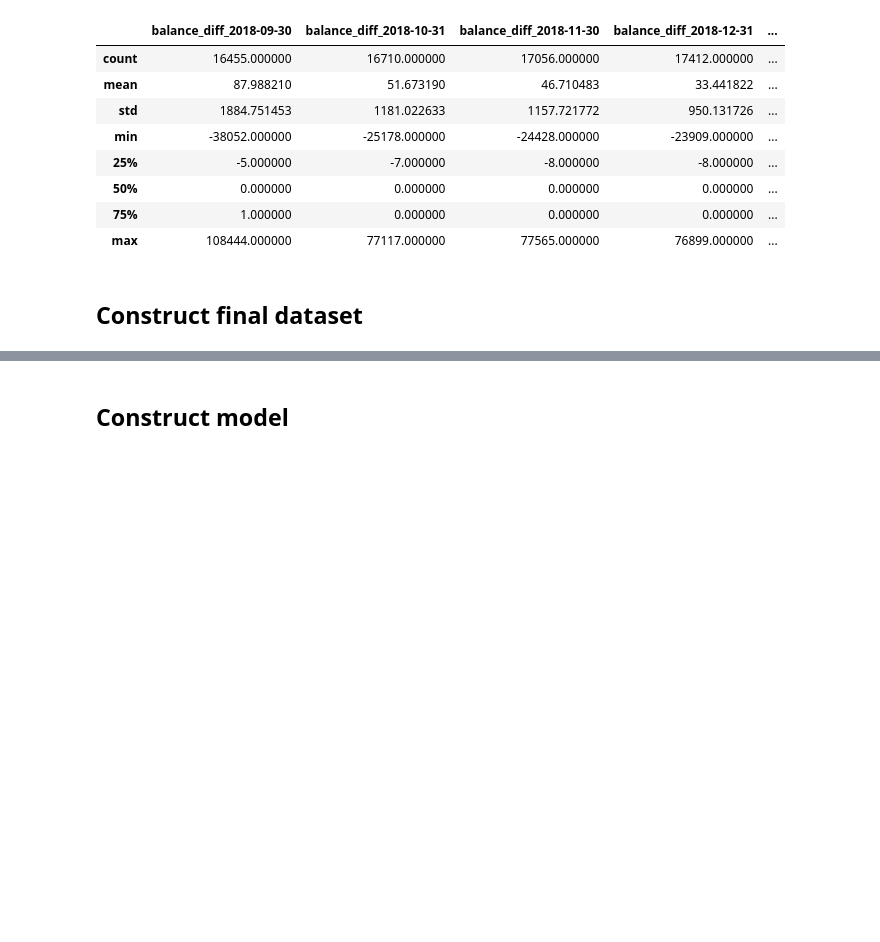
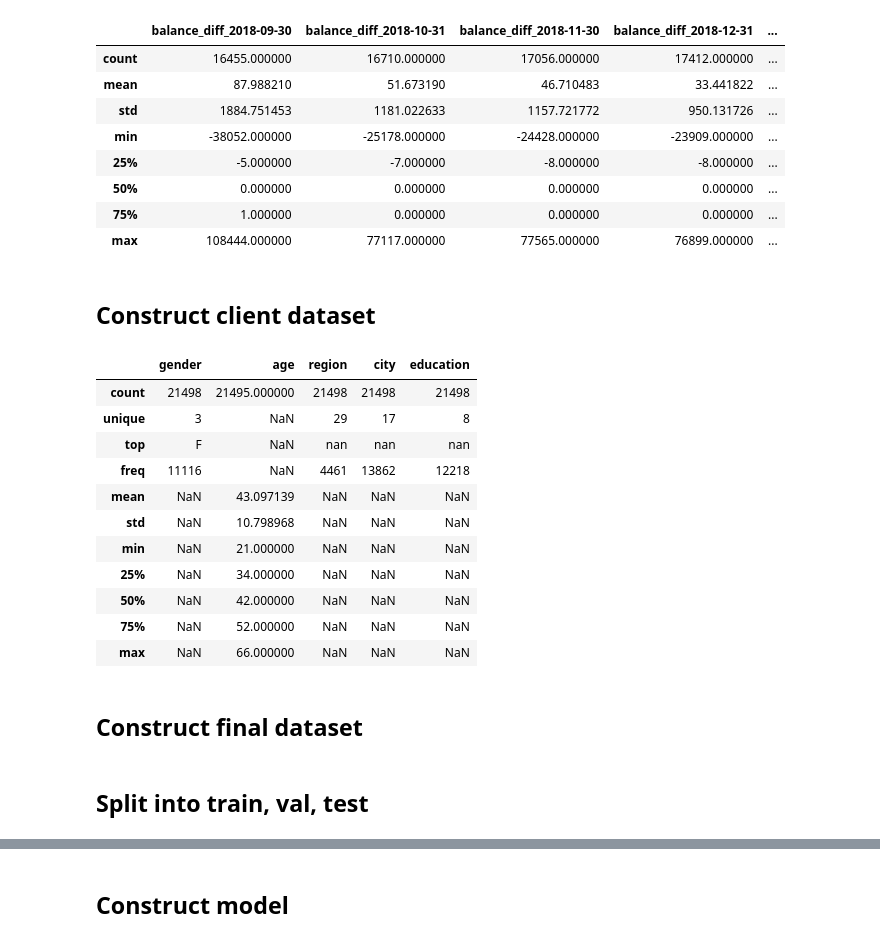
Before and after one commit to tadejsv/squatting-slavs-strike-back, a Jupyter notebook: dev_tadej2.ipynb, the cells around one changed output, grey strips where cells are left out. Cells and saved outputs as stored; diff of their text form; code cells hidden in the pictures; blank space fills up the shorter version.

```diff
--- a/dev_tadej2.ipynb
+++ b/dev_tadej2.ipynb
@@ -54,3 +54,5 @@ balance_ft.describe()
 | 50% | 0.000000 | 0.000000 | 0.000000 | 0.000000 | ... |
 | 75% | 1.000000 | 0.000000 | 0.000000 | 0.000000 | ... |
 | max | 108444.000000 | 77117.000000 | 77565.000000 | 76899.000000 | ... |
+# %% [markdown]
+## Construct client dataset
@@ -57,3 +79,18 @@ balance_ft.describe()
+# %%
+client_ft.describe(include='all')
+# %% [output]
+|  | gender | age | region | city | education |
+| count | 21498 | 21495.000000 | 21498 | 21498 | 21498 |
+| unique | 3 | NaN | 29 | 17 | 8 |
+| top | F | NaN | nan | nan | nan |
+| freq | 11116 | NaN | 4461 | 13862 | 12218 |
+| mean | NaN | 43.097139 | NaN | NaN | NaN |
+| std | NaN | 10.798968 | NaN | NaN | NaN |
+| min | NaN | 21.000000 | NaN | NaN | NaN |
+| 25% | NaN | 34.000000 | NaN | NaN | NaN |
+| 50% | NaN | 42.000000 | NaN | NaN | NaN |
+| 75% | NaN | 52.000000 | NaN | NaN | NaN |
+| max | NaN | 66.000000 | NaN | NaN | NaN |
 # %% [markdown]
 ## Construct final dataset
 # %%
@@ -63 +104,3 @@ full_data = pd.concat([labels_all, balance_ft], axis=1)
+# %% [markdown]
+## Split into train, val, test
 # %%
```
Also changed, not shown: parts of 13 cells of this notebook, 1 other file.
